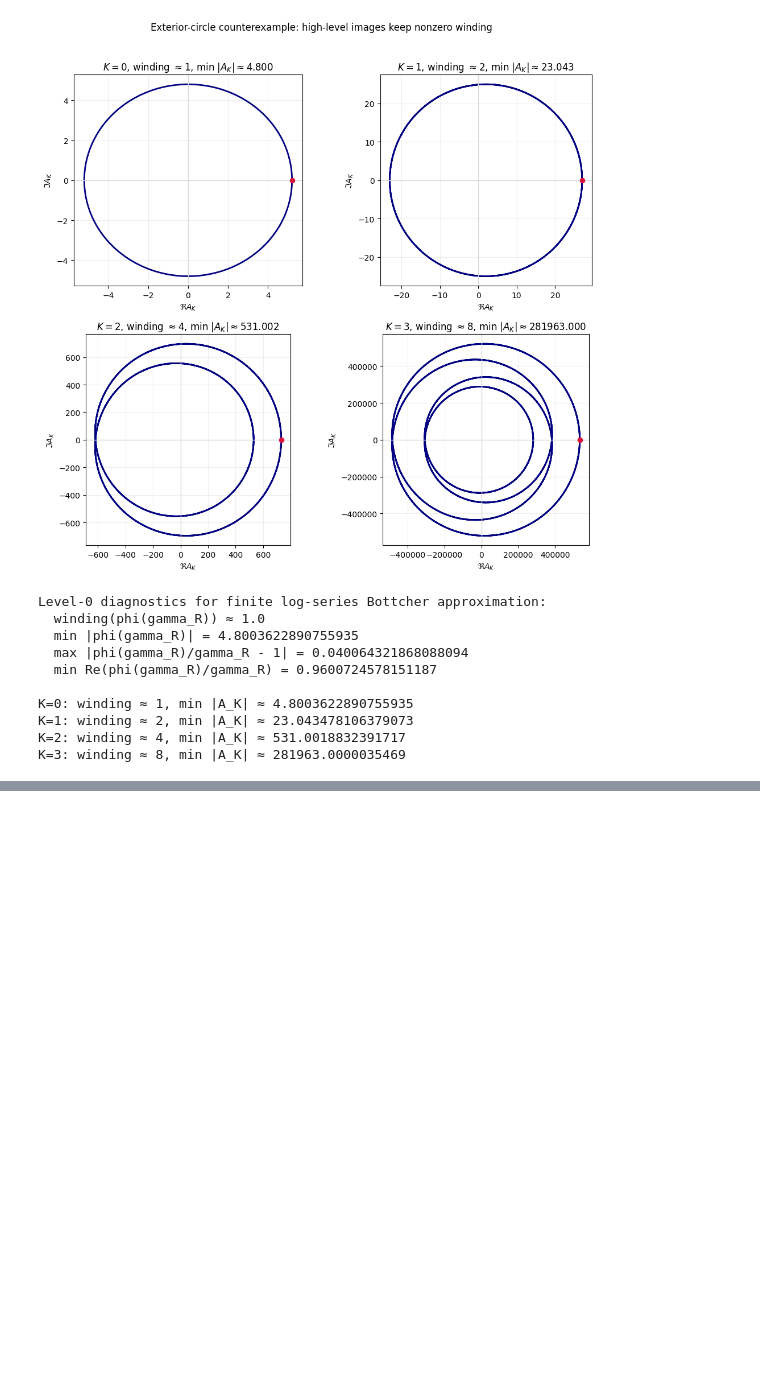
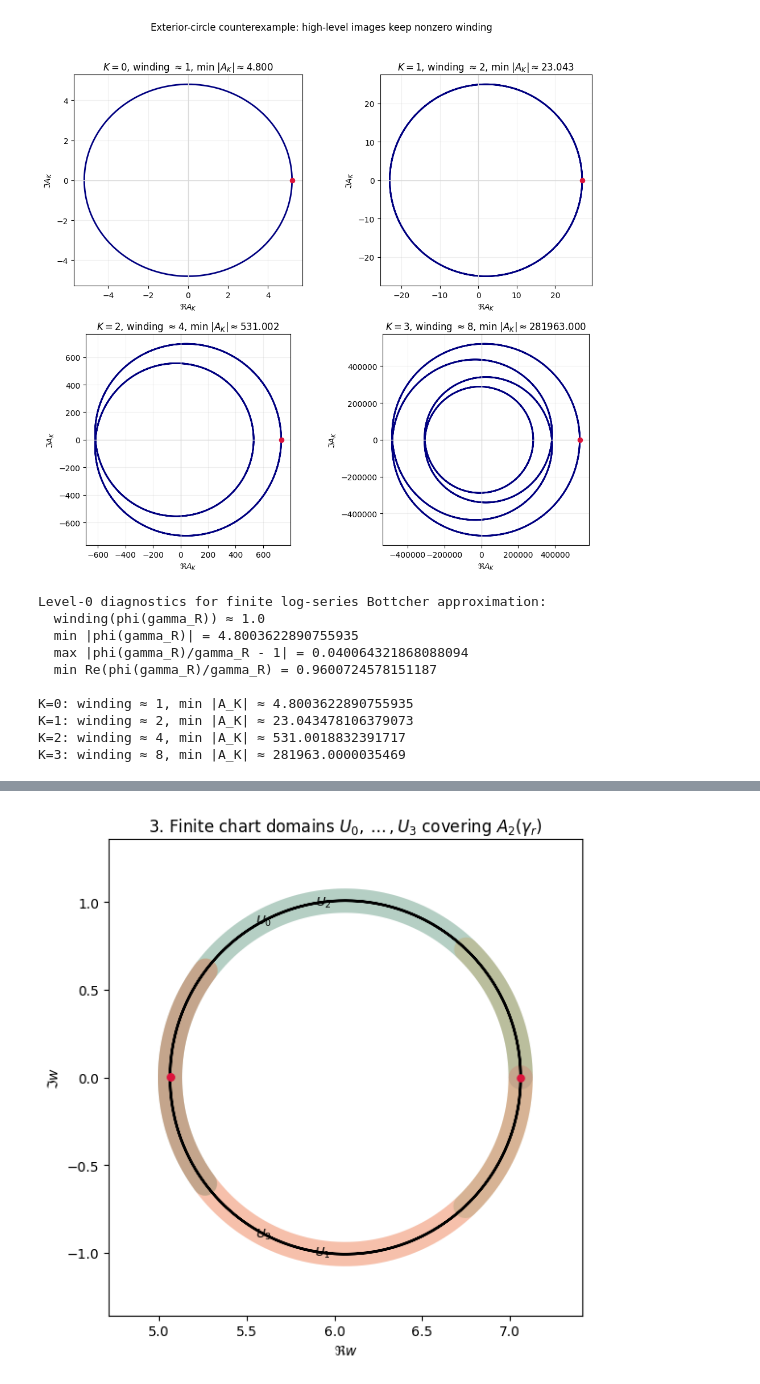
Before and after one commit to kirill-kondrashov/mlc, a Jupyter notebook: notebooks/frontier_plan08_step13_actual_high_escaping_charts.ipynb, the cells around one changed output, grey strips where cells are left out. Cells and saved outputs as stored; diff of their text form; code cells hidden in the pictures; blank space fills up the shorter version.

```diff
--- a/notebooks/frontier_plan08_step13_actual_high_escaping_charts.ipynb
+++ b/notebooks/frontier_plan08_step13_actual_high_escaping_charts.ipynb
@@ -167,0 +337,21 @@ So the frontier is no longer “prove one global logarithm for every high-escapi
+# %%
+fig, ax = plt.subplots(figsize=(7.5, 5.9))
+for j, ((a, b), color) in enumerate(zip(interval_bounds, colors)):
+    seg = w_curve[a:b + 1]
+    ax.plot(seg.real, seg.imag, color=color, lw=18, alpha=0.24, solid_capstyle='round')
+    mid = w_curve[(a + b) // 2]
+    ax.text(mid.real, mid.imag, rf'$U_{j}$', fontsize=9.5, ha='center', va='center')
+ax.plot(w_curve.real, w_curve.imag, color='black', lw=1.8)
+for p in break_points_w:
+    ax.scatter([p.real], [p.imag], color='crimson', s=26, zorder=5)
+ax.axvline(0, color='0.8', lw=0.8, ls='--')
+ax.set_xlim(w_curve.real.min() - 0.35, w_curve.real.max() + 0.35)
+ax.set_ylim(w_curve.imag.min() - 0.35, w_curve.imag.max() + 0.35)
+ax.set_aspect('equal', adjustable='box')
+ax.set_title(r'3. Finite chart domains $U_0,\dots,U_3$ covering $A_2(\gamma_r)$')
+ax.set_xlabel(r'$\Re w$')
+ax.set_ylabel(r'$\Im w$')
+plt.tight_layout()
+plt.show()
+# %% [output]
+[figure, added]
```
Also changed, not shown: parts of 24 cells of this notebook, 2 other files.
